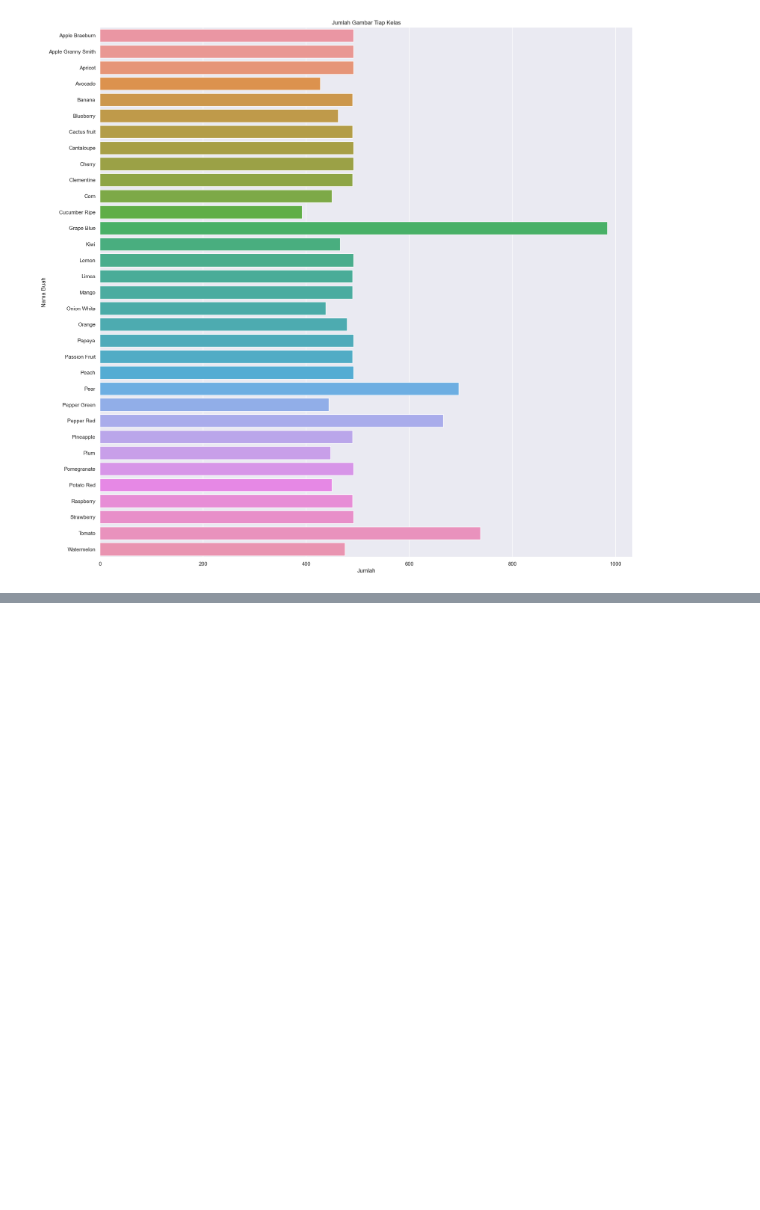
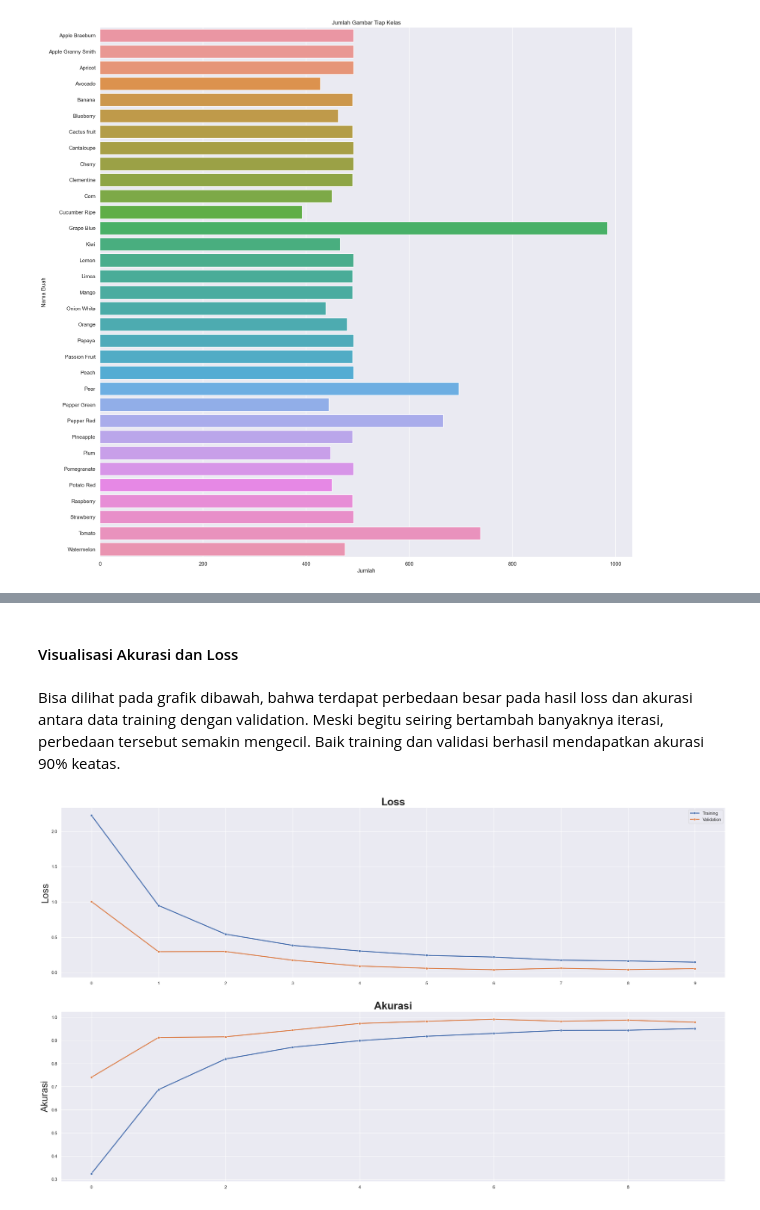
Before and after one commit to chen1404/PA-KB-KELOMPOK7, a Jupyter notebook: PA_KB.ipynb, the cells around one changed output, grey strips where cells are left out. Saved outputs shown, nothing was run; the diff lists cells and outputs as text; code cells hidden in the pictures; blank space fills up the shorter version.

Commit message:
update modelling

```diff
--- a/PA_KB.ipynb
+++ b/PA_KB.ipynb
@@ -135,0 +184,8 @@ plt.show()
+# %%
+early = tf.keras.callbacks.EarlyStopping(monitor='val_accuracy', patience=3, mode='max',
+                                        restore_best_weights=True)
+history = model.fit(trainGenerator, validation_data=validGenerator,
+                   steps_per_epoch=trainGenerator.n//trainGenerator.batch_size,
+                    validation_steps=validGenerator.n//validGenerator.batch_size,
+                    callbacks=[early],
+                   epochs=10)
@@ -135,0 +241,31 @@ plt.show()
+# %% [markdown]
+#### Visualisasi Akurasi dan Loss
+# %% [markdown]
+Bisa dilihat pada grafik dibawah, bahwa terdapat perbedaan besar pada hasil loss dan akurasi antara data training dengan validation. Meski begitu seiring bertambah banyaknya iterasi, perbedaan tersebut semakin mengecil. Baik training dan validasi berhasil mendapatkan akurasi 90% keatas.
+# %%
+epoch_loss =history.history["loss"]
+epoch_val_loss = history.history["val_loss"]
+n_epoch = list(range(len(epoch_loss)))
+
+epoch_akurasi = history.history["accuracy"]
+epoch_val_akurasi = history.history["val_accuracy"]
+
+plt.figure(figsize=(30, 17))
+
+plt.subplot(2,1,1)
+sns.lineplot(data=epoch_loss, linewidth=2.5, marker="o", linestyle='solid',label='Training')
+sns.lineplot(data=epoch_val_loss, linewidth=2.5, marker="o", linestyle='solid',label='Validation')
+plt.xticks(n_epoch)
+plt.ylabel('Loss',fontsize=24)
+plt.title('Loss',fontsize=26,fontweight='bold',fontfamily='arial')
+plt.legend()
+
+#Akurasi
+plt.subplot(2,1,2)
+sns.lineplot(data=epoch_akurasi, linewidth=2.5, marker="o", linestyle='solid')
+sns.lineplot(data=epoch_val_akurasi, linewidth=2.5, marker="o", linestyle='solid')
+plt.ylabel('Akurasi',fontsize=24)
+plt.title('Akurasi',fontsize=26,fontweight='bold',fontfamily='arial')
+plt.show()
+# %% [output]
+[figure, added]
```
Also changed, not shown: parts of 20 cells of this notebook.
